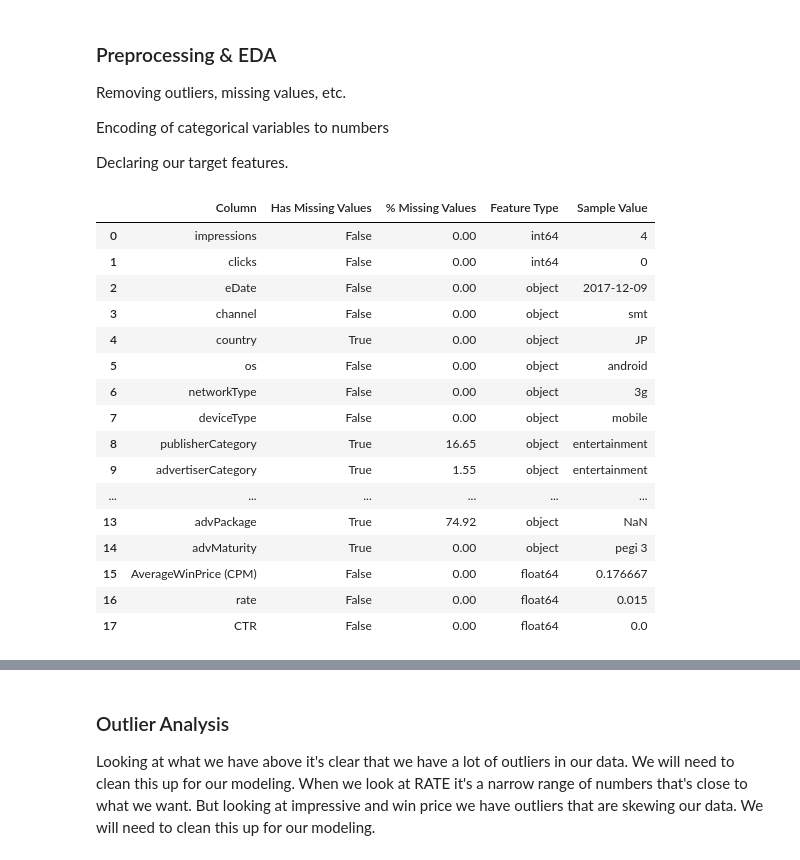
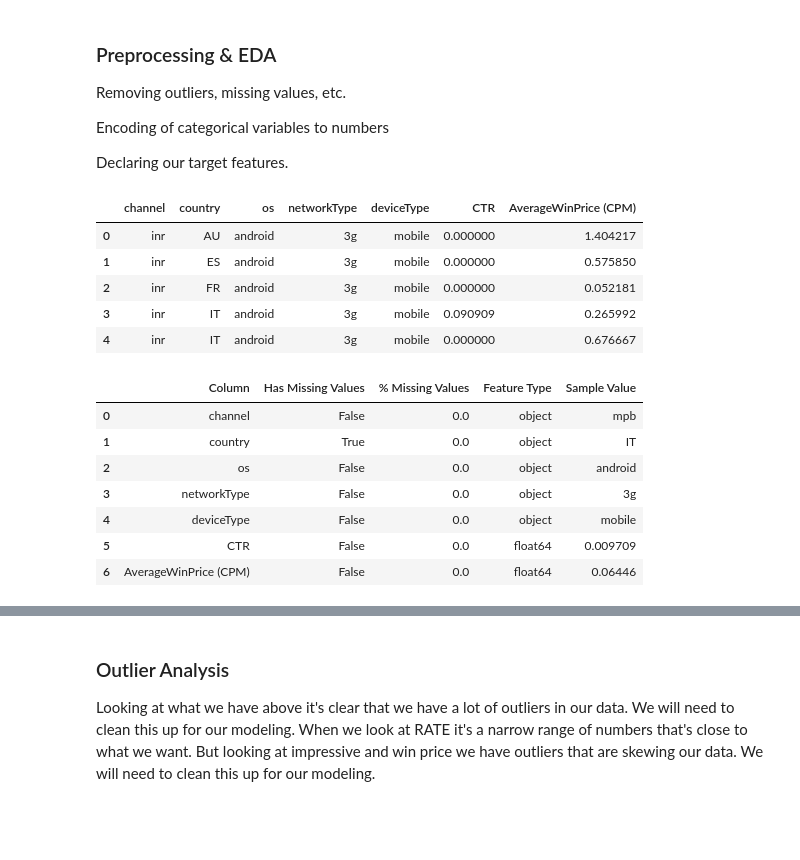
Before and after one commit to ROCstudios/ad-bidding-challenge, a Jupyter notebook: v2_channel_bid_strategy.ipynb, the cells around one changed output, grey strips where cells are left out. Saved outputs shown, nothing was run; the diff lists cells and outputs as text; code cells hidden in the pictures; blank space fills up the shorter version.

```diff
--- a/v2_channel_bid_strategy.ipynb
+++ b/v2_channel_bid_strategy.ipynb
@@ -138,4 +152,4 @@ Name: count, dtype: int64
 # %%
 #create our CTR feature
 historical_df['CTR'] = historical_df['clicks'] / historical_df['impressions']
-quantified_metrics_cols = ['impressions', 'clicks', 'CTR', 'AverageWinPrice (CPM)']
+channel_metrics_cols = ['channel', 'country', 'os', 'networkType', 'deviceType', 'CTR', 'AverageWinPrice (CPM)']
@@ -243,35 +310,37 @@ Removing outliers, missing values, etc.
 Encoding of categorical variables to numbers
 
 Declaring our target features.
+# %%
+# create our new dataframe with our features from channel_metrics_cols
+historical_eda_df = historical_df[channel_metrics_cols]
+historical_eda_df.head()
+# %% [output]
+|  | channel | country | os | networkType | deviceType | CTR | AverageWinPrice (CPM) |
+| 0 | inr | AU | android | 3g | mobile | 0.000000 | 1.404217 |
+| 1 | inr | ES | android | 3g | mobile | 0.000000 | 0.575850 |
+| 2 | inr | FR | android | 3g | mobile | 0.000000 | 0.052181 |
+| 3 | inr | IT | android | 3g | mobile | 0.090909 | 0.265992 |
+| 4 | inr | IT | android | 3g | mobile | 0.000000 | 0.676667 |
 # %%
 # missing values summary
 def missing_values_summary(df):
     return pd.DataFrame(
         zip(
             df.columns,
             df.isna().any(),
             (df.isna().sum() / df.shape[0] * 100).round(2),
             df.dtypes,
             df.apply(lambda x: x.sample(n=1).iloc[0] if len(x) > 0 else None)),
         columns=['Column', 'Has Missing Values', '% Missing Values', 'Feature Type', 'Sample Value']
     )
 
-missing_values_summary(historical_df)
+missing_values_summary(historical_eda_df)
 # %% [output]
 |  | Column | Has Missing Values | % Missing Values | Feature Type | Sample Value |
-| 0 | impressions | False | 0.00 | int64 | 4 |
-| 1 | clicks | False | 0.00 | int64 | 0 |
-| 2 | eDate | False | 0.00 | object | 2017-12-09 |
-| 3 | channel | False | 0.00 | object | smt |
-| 4 | country | True | 0.00 | object | JP |
-| 5 | os | False | 0.00 | object | android |
-| 6 | networkType | False | 0.00 | object | 3g |
-| 7 | deviceType | False | 0.00 | object | mobile |
-| 8 | publisherCategory | True | 16.65 | object | entertainment |
-| 9 | advertiserCategory | True | 1.55 | object | entertainment |
-| ... | ... | ... | ... | ... | ... |
-| 13 | advPackage | True | 74.92 | object | NaN |
-| 14 | advMaturity | True | 0.00 | object | pegi 3 |
-| 15 | AverageWinPrice (CPM) | False | 0.00 | float64 | 0.176667 |
-| 16 | rate | False | 0.00 | float64 | 0.015 |
-| 17 | CTR | False | 0.00 | float64 | 0.0 |
+| 0 | channel | False | 0.0 | object | mpb |
+| 1 | country | True | 0.0 | object | IT |
+| 2 | os | False | 0.0 | object | android |
+| 3 | networkType | False | 0.0 | object | 3g |
+| 4 | deviceType | False | 0.0 | object | mobile |
+| 5 | CTR | False | 0.0 | float64 | 0.009709 |
+| 6 | AverageWinPrice (CPM) | False | 0.0 | float64 | 0.06446 |
```
Also changed, not shown: parts of 29 cells of this notebook, 2 other files.
